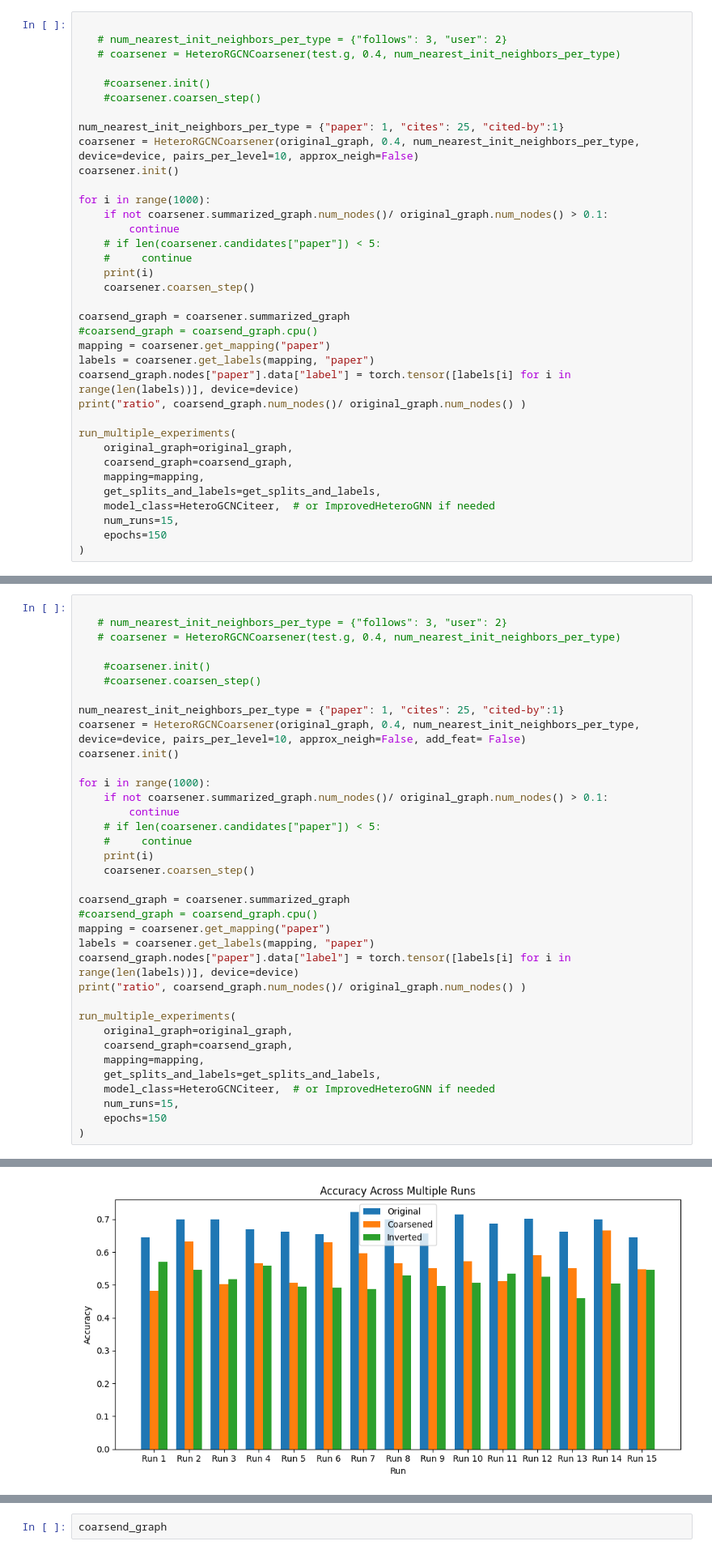
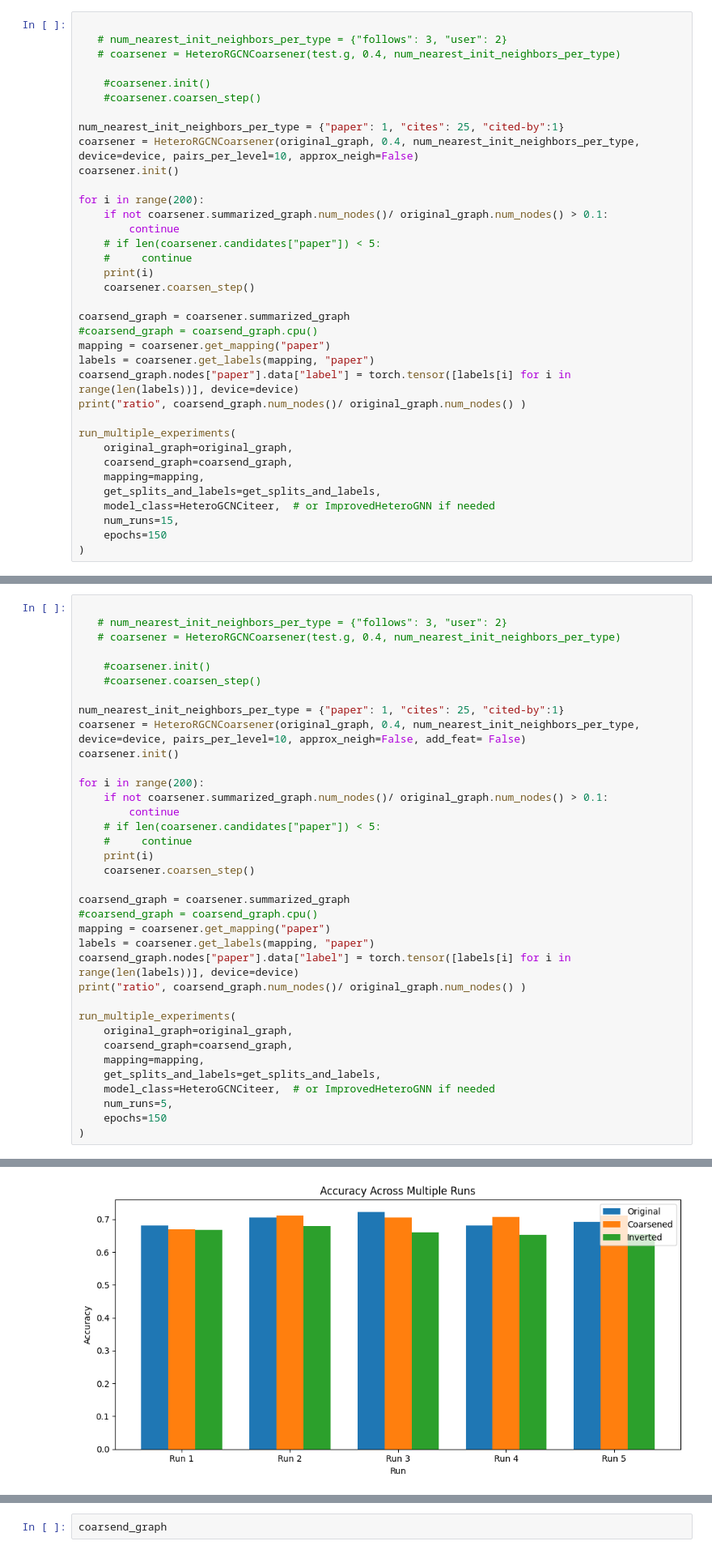
Before and after one commit to Robino-CK/hetero-conv-matching, a Jupyter notebook: test_citeer_acc_mult.ipynb, the cells around one changed output, grey strips where cells are left out. Shown at 81% size. Cells and saved outputs as stored; diff of their text form.

```diff
--- a/test_citeer_acc_mult.ipynb
+++ b/test_citeer_acc_mult.ipynb
@@ -265,7 +265,7 @@ num_nearest_init_neighbors_per_type = {"paper": 1, "cites": 25, "cited-by":1}
 coarsener = HeteroRGCNCoarsener(original_graph, 0.4, num_nearest_init_neighbors_per_type, device=device, pairs_per_level=10, approx_neigh=False)
 coarsener.init()
 
-for i in range(1000):
+for i in range(200):
     if not coarsener.summarized_graph.num_nodes()/ original_graph.num_nodes() > 0.1:
         continue
     # if len(coarsener.candidates["paper"]) < 5:
@@ -337,7 +303,7 @@ num_nearest_init_neighbors_per_type = {"paper": 1, "cites": 25, "cited-by":1}
 coarsener = HeteroRGCNCoarsener(original_graph, 0.4, num_nearest_init_neighbors_per_type, device=device, pairs_per_level=10, approx_neigh=False, add_feat= False)
 coarsener.init()
 
-for i in range(1000):
+for i in range(200):
     if not coarsener.summarized_graph.num_nodes()/ original_graph.num_nodes() > 0.1:
         continue
     # if len(coarsener.candidates["paper"]) < 5:
@@ -358,7 +324,7 @@ run_multiple_experiments(
     mapping=mapping,
     get_splits_and_labels=get_splits_and_labels,
     model_class=HeteroGCNCiteer,  # or ImprovedHeteroGNN if needed
-    num_runs=15,
+    num_runs=5,
     epochs=150
 )
 # %% [output]
@@ -382,2 +360,2 @@ Inverted Accuracy:
-[figure, old version]
+[figure, new version]
 # %%
```
Also changed, not shown: parts of 4 cells of this notebook, 2 other files.
